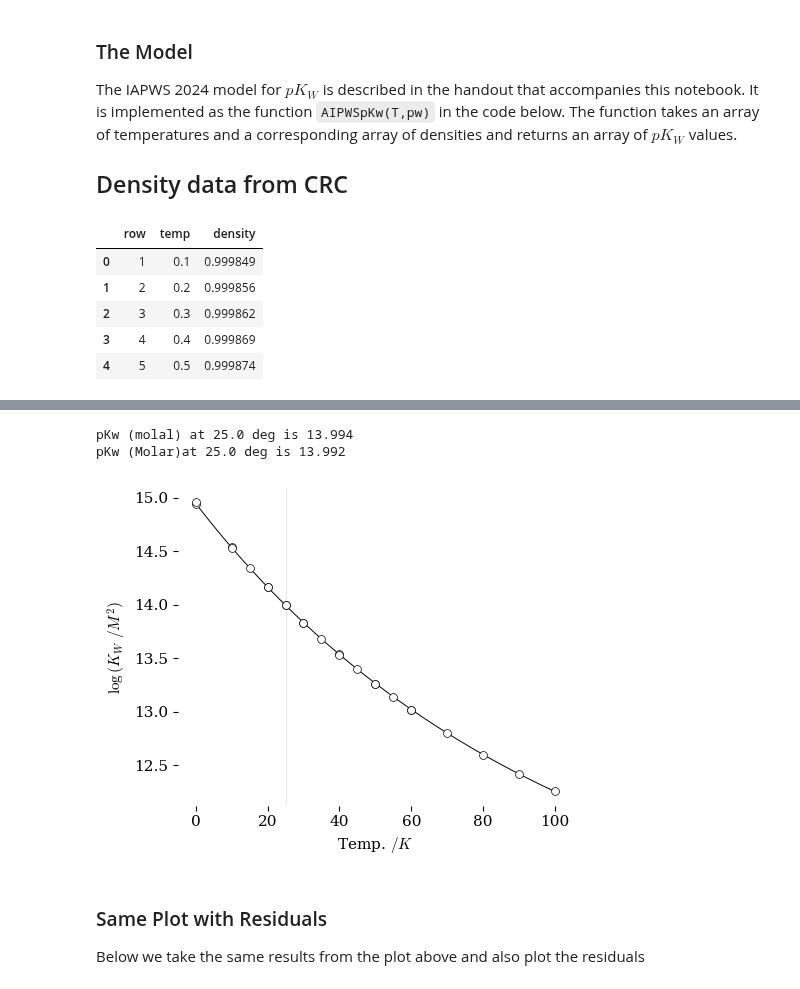
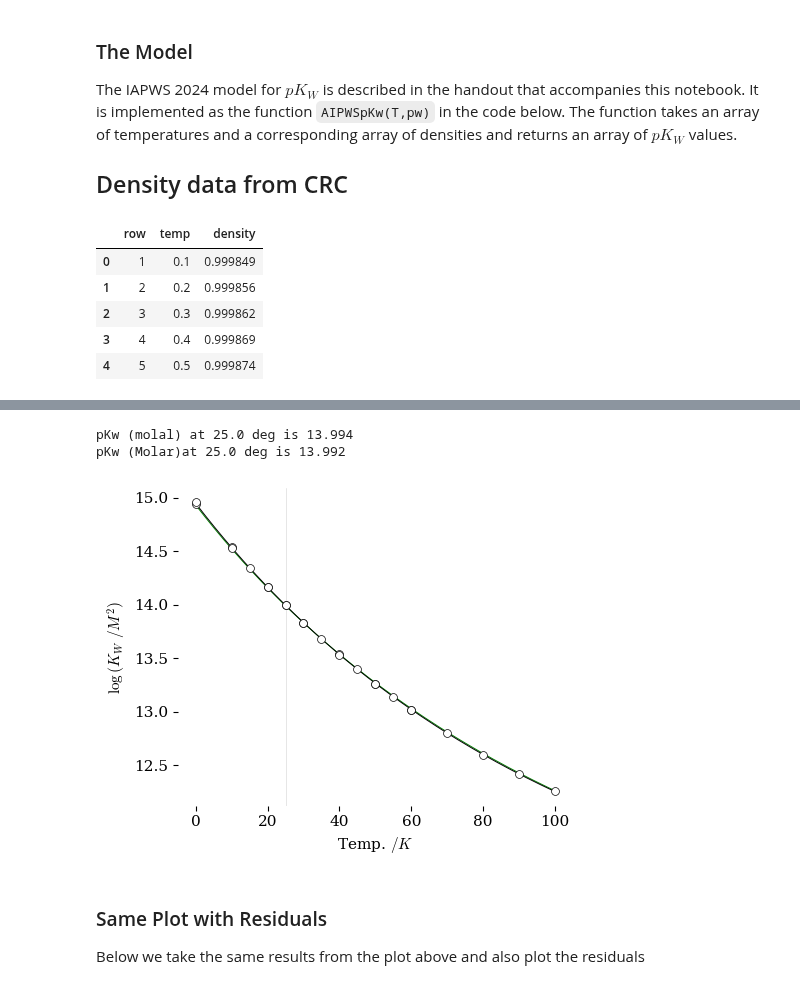
Before and after one commit to blinkletter/4410PythonNotebooks, a Jupyter notebook: Class_10/water_ion_product.ipynb, the cells around one changed output, grey strips where cells are left out. Saved outputs shown, nothing was run; the diff lists cells and outputs as text; code cells hidden in the pictures.

```diff
--- a/Class_10/water_ion_product.ipynb
+++ b/Class_10/water_ion_product.ipynb
@@ -325,9 +325,8 @@ plt.style.use(github_styles_location + "tufte.mplstyle")
 
 fig, ax = plt.subplots(nrows=1, ncols=1, figsize=(5,4))
 
-#ax.plot(T, logKwCalcNISTnoPressure, color='black', zorder=1, linestyle = "--", linewidth=0.4)
+ax.plot(T-273.15, pKwCalcNIST, color='green', zorder=1, linewidth=0.7)
 ax.plot(T-273.15, pKwCalcAIPWS, color='black', zorder=1, linewidth=0.7)
-#ax.plot(T, pKwCalcNIST, color='red', zorder=1, linewidth=0.7)
 
 ax.scatter(Temp_exp-273.15,pKw_exp,
            marker = "o", s=32,
@@ -342,42 +341,42 @@ ax.set(ylabel=r"$\log{(K_W\ /M^{2})}$",
 
 temp = 25
 Tt = temp + 273.15
-line = df.loc[df["temp"]==temp]
+line = df_pw.loc[df_pw["temp"]==temp]
 pwt = line["density"]
 
-pKwCalcAIPWS = AIPWSpKw(Tt,pwt)
+pKwCalcAIPWS2 = AIPWSpKw(Tt,pwt)
 
-KW_temp = float(pKwCalcAIPWS.iloc[0]) # convert series to float
+KW_temp = float(pKwCalcAIPWS2.iloc[0]) # convert series to float
 print(f"pKw (molal) at {temp:0.1f} deg is {KW_temp:0.3f}")
 
 KW_temp = 10**-KW_temp
 conversion = (1/pwt)**2
 KW_temp = KW_temp * conversion
 KW_temp = -np.log10(KW_temp)
 KW_temp = float(KW_temp.iloc[0]) # convert series to float
 
 print(f"pKw (Molar)at {temp:0.1f} deg is {KW_temp:0.3f}")
 
 ax.axvline(temp, linewidth = 0.4, color = "lightgray", zorder=0)
 
 plt.savefig("plots/KW_plot3.pdf")
 plt.show()
 # %% [output]
 |  | row | temp | density |
 | 0 | 1 | 0.1 | 0.999849 |
 | 1 | 2 | 0.2 | 0.999856 |
 | 2 | 3 | 0.3 | 0.999862 |
 | 3 | 4 | 0.4 | 0.999869 |
 | 4 | 5 | 0.5 | 0.999874 |
 |  | Unnamed: 0 | Source | t (°C) | ρw (g cm-3) | pKw(exp.) | u[pKw(exp.)] | pKw(fit) | ΔpKw | Diff. |
 | 0 | 90 | Harned and Robinson (1940)49 | 0.0 | 0.9998 | 14.944 | 0.001 | 14.947 | -0.003 | -0.002 |
 | 1 | 92 | Harned and Robinson (1940)49 | 10.0 | 0.9997 | 14.535 | 0.001 | 14.534 | 0.001 | 0.000 |
 | 2 | 93 | Harned and Robinson (1940)49 | 15.0 | 0.9991 | 14.346 | 0.001 | 14.344 | 0.002 | -0.001 |
 | 3 | 94 | Harned and Robinson (1940)49 | 20.0 | 0.9982 | 14.167 | 0.001 | 14.165 | 0.002 | -0.001 |
 | 4 | 95 | Harned and Robinson (1940)49 | 25.0 | 0.9970 | 13.997 | 0.001 | 13.994 | 0.002 | -0.001 |
 pKw (molal) at 25.0 deg is 13.994
 pKw (Molar)at 25.0 deg is 13.992
-[figure, old version]
+[figure, new version]
 # %% [markdown]
 ### Same Plot with Residuals
 
```
Also changed, not shown: parts of 6 cells of this notebook, 5 other files.
